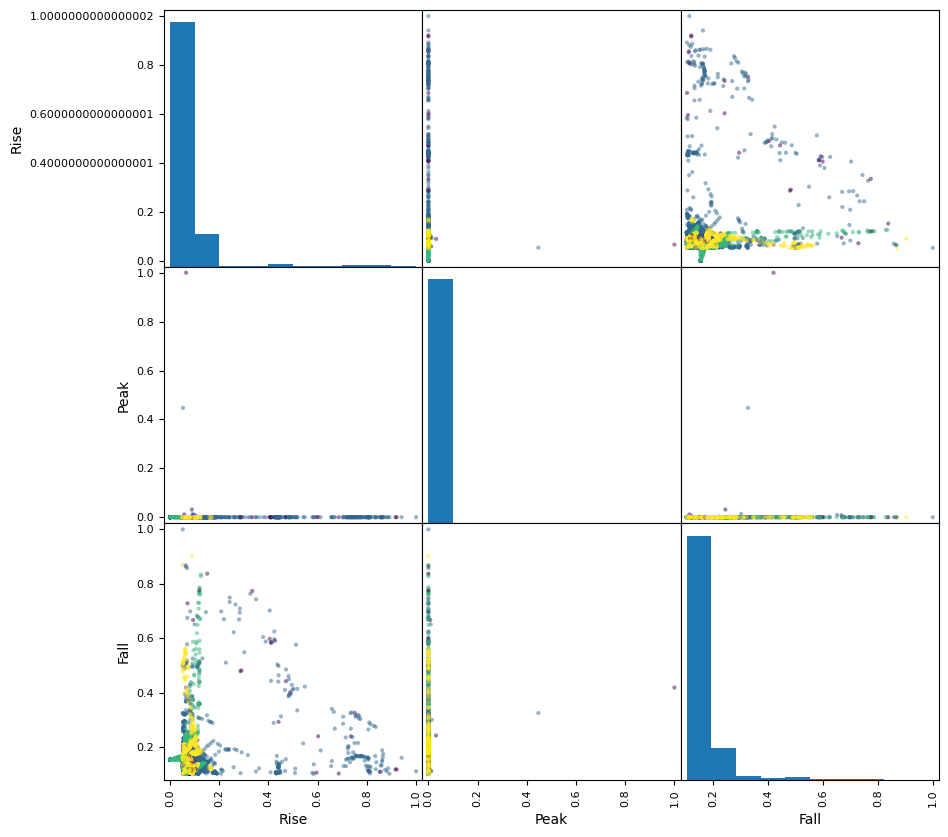
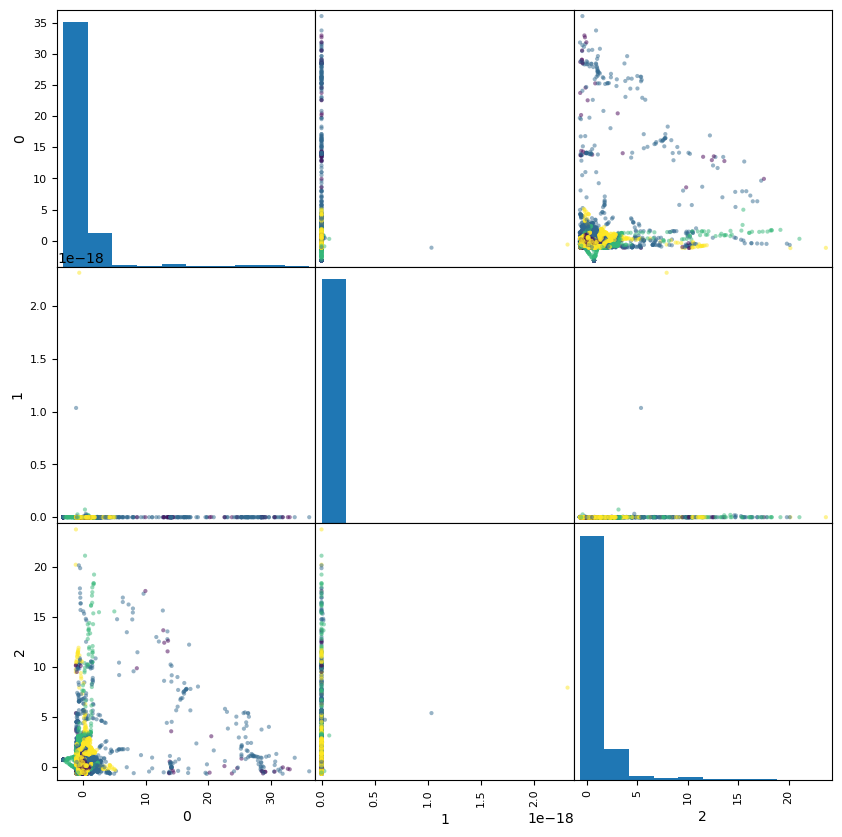
The notebook cell's code change between the first figure and the second:
--- before
+++ after
@@ -1 +1 @@
-pd.plotting.scatter_matrix(features_resampled, figsize=(10,10), c=predict_clf, cmap="viridis");
+pd.plotting.scatter_matrix(features_resampled, figsize=(10,10), c=predict_clf, cmap="viridis")

Commit: finalized ish